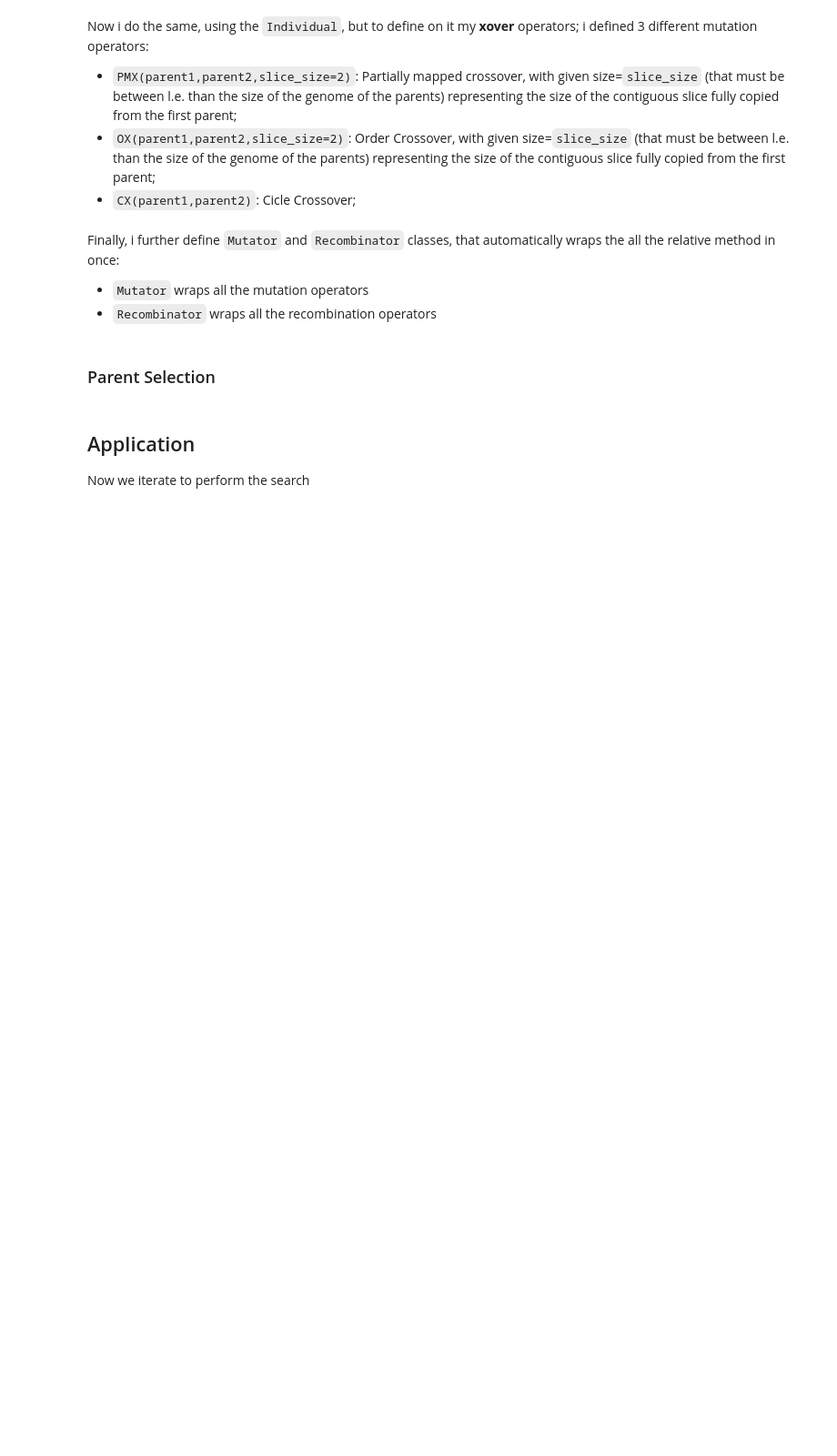
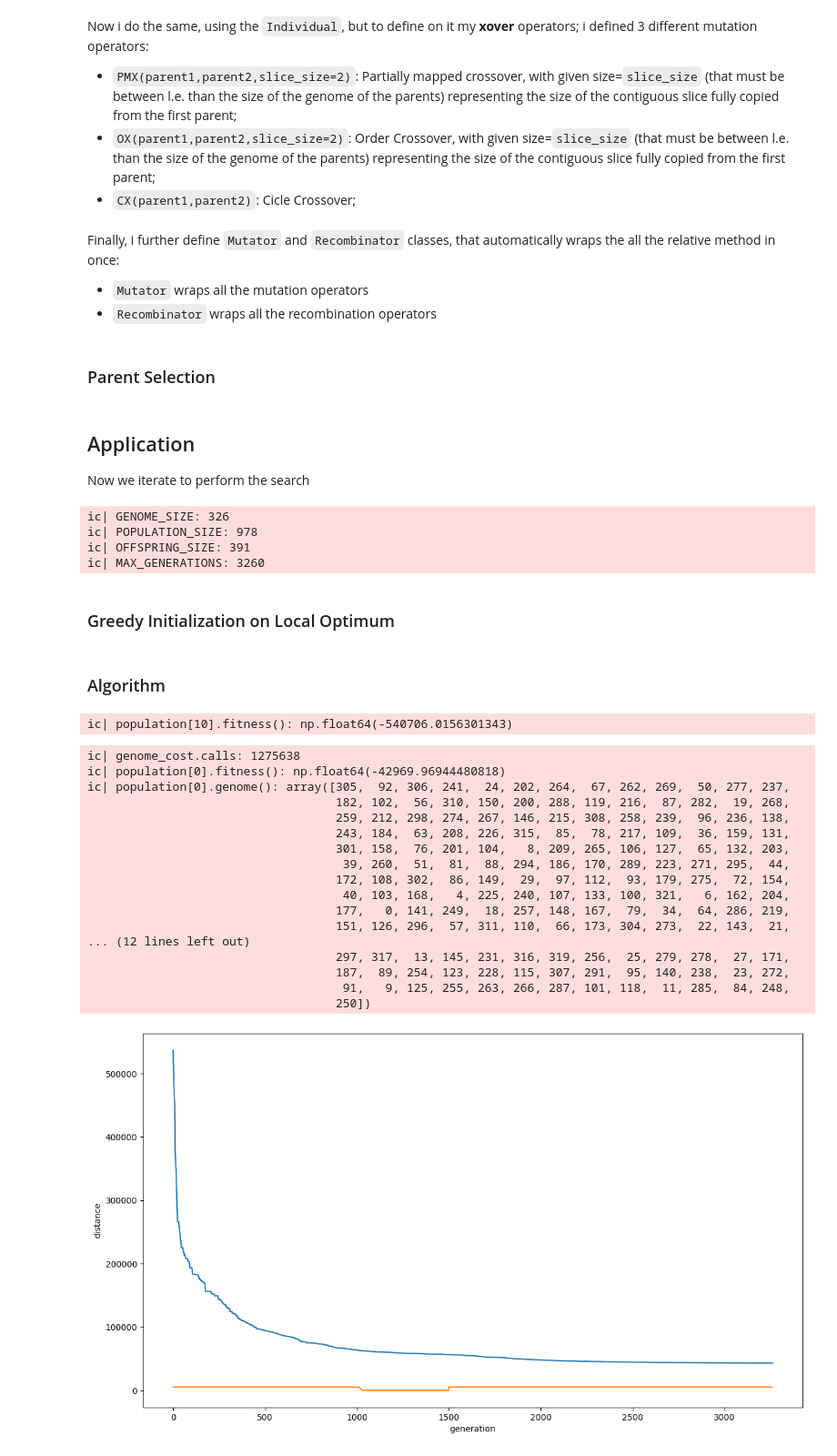
Before and after one commit to aledima00/CI2024_lab2, a Jupyter notebook: tsp.ipynb, the cells around one changed output. Shown: that part at 91% size. Drawn from its saved outputs; the diff is of its cells as text; code cells hidden in the pictures; blank space fills up the shorter version.

Commit message:
added greedy init

```diff
--- a/tsp.ipynb
+++ b/tsp.ipynb
@@ -15,7 +15,7 @@ import math
 CITIES_ROOTPATH = "cities/"
 CITIES=["vanuatu.csv", "italy.csv", "russia.csv", "us.csv", "china.csv"]
 # %%
-cities = pd.read_csv(CITIES_ROOTPATH+CITIES[1],header=None, names=["name","lat","lon"])
+cities = pd.read_csv(CITIES_ROOTPATH+CITIES[3],header=None, names=["name","lat","lon"])
 # %%
 dist_matrix = np.zeros((len(cities), len(cities)))
 for c1, c2 in combinations(cities.itertuples(), 2):
@@ -364,13 +366,40 @@ last_improvement_gen = None
 last_max_fitness = None
 SPEED=1
 
-SPEED_INC=0.02
-SPEED_DEC=0.2
+SPEED_INC=0.01
+SPEED_DEC=0.05
+# %% [output]
+ic| GENOME_SIZE: 326
+ic| POPULATION_SIZE: 978
+ic| OFFSPRING_SIZE: 391
+ic| MAX_GENERATIONS: 3260
+# %% [markdown]
+### Greedy Initialization on Local Optimum
+# %%
+to_be_visited = [i for i in range(GENOME_SIZE)]
+greedy_solution = [to_be_visited.pop(0)]
+# in each iteration, add one at the top and one at the bottom of the array
+lgs = len(greedy_solution)
+
+while lgs!=GENOME_SIZE:
+    to_be_visited.sort(key=lambda i: dist_matrix[i,greedy_solution[0]])
+    greedy_solution.insert(0,to_be_visited.pop(0))
+    lgs+=1
+
+    if lgs!=GENOME_SIZE:
+        to_be_visited.sort(key=lambda i: dist_matrix[i,greedy_solution[lgs-1]])
+        greedy_solution.insert(lgs,to_be_visited.pop())
+        lgs+=1
+
+greedy_solution = np.array(greedy_solution);
+# %% [markdown]
+### Algorithm
 # %%
 
+start_individual = Individual(greedy_solution)
+population = [start_individual if i==0 else MOP.mutate(start_individual,strength_perc=70) for i in range(POPULATION_SIZE)] # start from greedy solution
 
-population = [Individual.getRandom() for _ in range(POPULATION_SIZE)]
-ic(population[0].fitness())
+ic(population[10].fitness())
 history = [-population[0].fitness()]
 speed_history = list()
 giveup_improvement=False
@@ -396,9 +425,9 @@ def check_improvement(this_gen):
         new_SPEED = SPEED+SPEED_INC
         SPEED = min(new_SPEED,1)
         last_improvement_gen = this_gen
-    elif this_gen-last_improvement_gen>MAX_GENERATIONS/50: # escape from local maximum!
+    elif this_gen-last_improvement_gen>MAX_GENERATIONS/20: # escape from local maximum!
         delta_min_improvement=0.02
-        if this_gen-last_improvement_gen>MAX_GENERATIONS/10: # give up
+        if this_gen-last_improvement_gen>MAX_GENERATIONS/5: # give up
             SPEED=1
             giveup_improvement=True
         else:
@@ -411,34 +440,54 @@ def check_improvement(this_gen):
 for g in tqdm(range(MAX_GENERATIONS),position=0,desc="Generation"):
     if not giveup_improvement:
         check_improvement(g)
     progress = (g*SPEED)/(MAX_GENERATIONS)
     MUTATION_PROBABILITY = START_MUTATION_PROBABILITY * (1-progress) + END_MUTATION_PROBABILITY * progress
     offspring = list()
     for _ in range(OFFSPRING_SIZE):
         if rng.random()<MUTATION_PROBABILITY:
             p = parent_selection(population)
-            o = MOP.mutate(p,strength_perc=100*(1-progress)+20*progress)
+            o = MOP.mutate(p,strength_perc=70*(1-progress)+1*progress)
         else:
             p1 = parent_selection(population)
             p2 = parent_selection(population)
             o = XOP.recombinate(p1, p2)
         offspring.append(o)
 
     # SURVIVOR SELECTION
     population.extend(offspring)
     population.sort(key=lambda i: i.fitness(), reverse=True)
     population = population[:POPULATION_SIZE]
     history.append(-population[0].fitness())
     speed_history.append(SPEED)
 
 ic(genome_cost.calls)
 ic(population[0].fitness())
 ic(population[0].genome());
 plt.figure(figsize=(14, 8))
 plt.plot(history)
 plt.xlabel("generation")
 plt.ylabel("distance")
 plt.plot(np.array(speed_history)*5000);
+# %% [output]
+ic| population[10].fitness(): np.float64(-540706.0156301343)
+ic| genome_cost.calls: 1275638
+ic| population[0].fitness(): np.float64(-42969.96944480818)
+ic| population[0].genome(): array([305,  92, 306, 241,  24, 202, 264,  67, 262, 269,  50, 277, 237,
+                                   182, 102,  56, 310, 150, 200, 288, 119, 216,  87, 282,  19, 268,
+                                   259, 212, 298, 274, 267, 146, 215, 308, 258, 239,  96, 236, 138,
+                                   243, 184,  63, 208, 226, 315,  85,  78, 217, 109,  36, 159, 131,
+                                   301, 158,  76, 201, 104,   8, 209, 265, 106, 127,  65, 132, 203,
+                                    39, 260,  51,  81,  88, 294, 186, 170, 289, 223, 271, 295,  44,
+                                   172, 108, 302,  86, 149,  29,  97, 112,  93, 179, 275,  72, 154,
+                                    40, 103, 168,   4, 225, 240, 107, 133, 100, 321,   6, 162, 204,
+                                   177,   0, 141, 249,  18, 257, 148, 167,  79,  34,  64, 286, 219,
+                                   151, 126, 296,  57, 311, 110,  66, 173, 304, 273,  22, 143,  21,
+... (12 lines left out)
+                                   297, 317,  13, 145, 231, 316, 319, 256,  25, 279, 278,  27, 171,
+                                   187,  89, 254, 123, 228, 115, 307, 291,  95, 140, 238,  23, 272,
+                                    91,   9, 125, 255, 263, 266, 287, 101, 118,  11, 285,  84, 248,
+                                   250])
+[figure, added]
 # %%
 def hprint(*args,**kwargs):
     print('\x1b[1;30;42m' + args[0] + '\x1b[0m')
```
Also changed, not shown: parts of 2 cells of this notebook.
